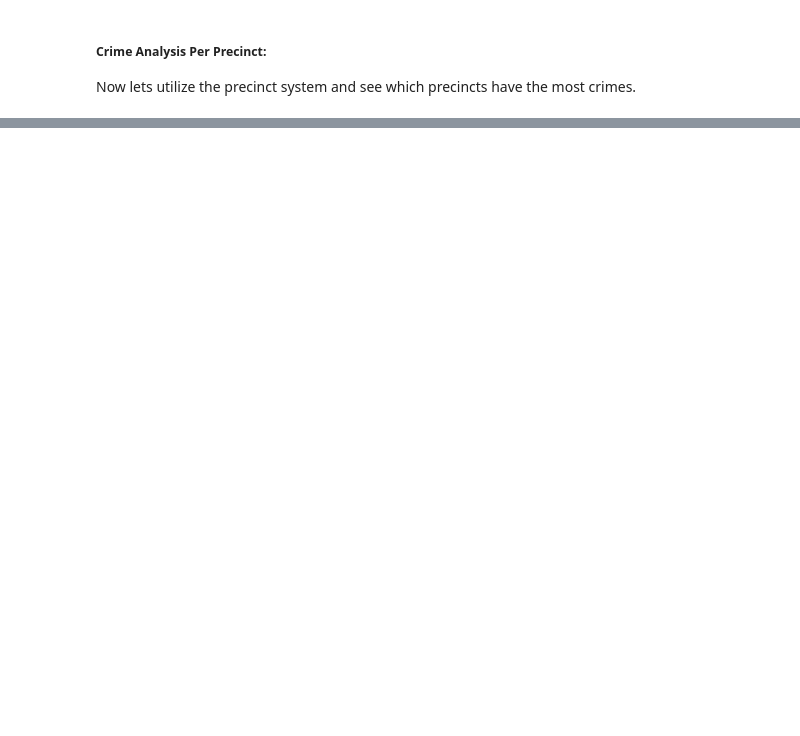
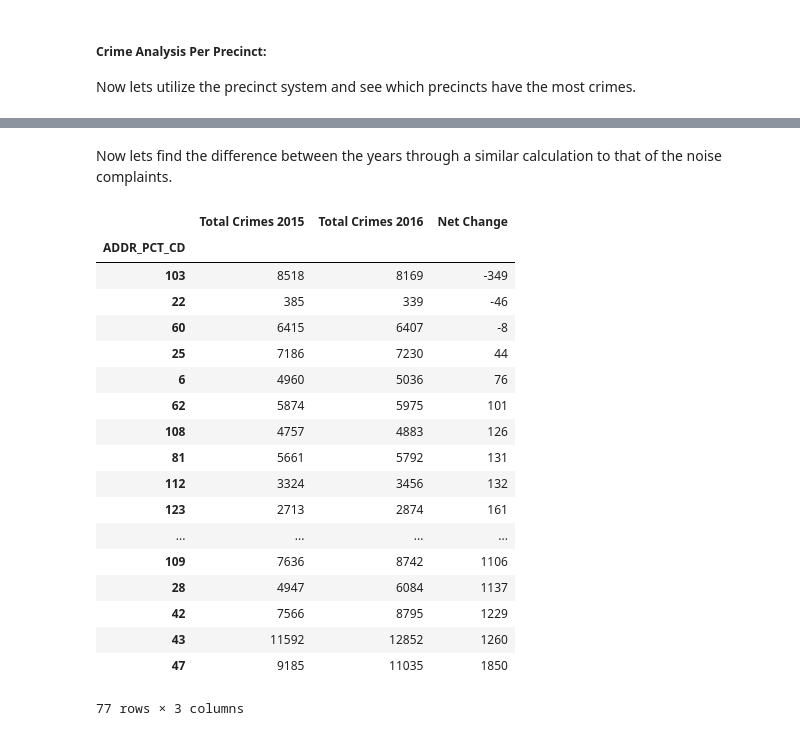
Before and after one commit to WilliamJCole/Final_Project, a Jupyter notebook: IS362 Final Project - Noise & Crime.ipynb, the cells around one changed output, grey strips where cells are left out. Saved outputs shown, nothing was run; the diff lists cells and outputs as text; code cells hidden in the pictures; blank space fills up the shorter version.

```diff
--- a/IS362 Final Project - Noise & Crime.ipynb
+++ b/IS362 Final Project - Noise & Crime.ipynb
@@ -279,0 +282,27 @@ crimebyPrecinct2015
+# %% [markdown]
+Now lets find the difference between the years through a similar calculation to that of the noise complaints.
+# %%
+crimeDiff = pd.concat([crimebyPrecinct2015['Total Crimes 2015'], crimebyPrecinct2016['Total Crimes 2016'],-1*(crimebyPrecinct2015['Total Crimes 2015'] - crimebyPrecinct2016['Total Crimes 2016'])], axis=1, join_axes=[crimebyPrecinct2016.index])
+crimeDiff = crimeDiff.rename(columns={0 : 'Net Change'})
+crimeDiff = crimeDiff.sort_values(by='Net Change', ascending=1)
+crimeDiff
+# %% [output]
+|  | Total Crimes 2015 | Total Crimes 2016 | Net Change |
+| ADDR_PCT_CD |  |  |  |
+| 103 | 8518 | 8169 | -349 |
+| 22 | 385 | 339 | -46 |
+| 60 | 6415 | 6407 | -8 |
+| 25 | 7186 | 7230 | 44 |
+| 6 | 4960 | 5036 | 76 |
+| 62 | 5874 | 5975 | 101 |
+| 108 | 4757 | 4883 | 126 |
+| 81 | 5661 | 5792 | 131 |
+| 112 | 3324 | 3456 | 132 |
+| 123 | 2713 | 2874 | 161 |
+| ... | ... | ... | ... |
+| 109 | 7636 | 8742 | 1106 |
+| 28 | 4947 | 6084 | 1137 |
+| 42 | 7566 | 8795 | 1229 |
+| 43 | 11592 | 12852 | 1260 |
+| 47 | 9185 | 11035 | 1850 |
+77 rows × 3 columns
```
Also changed, not shown: parts of 5 cells of this notebook.
